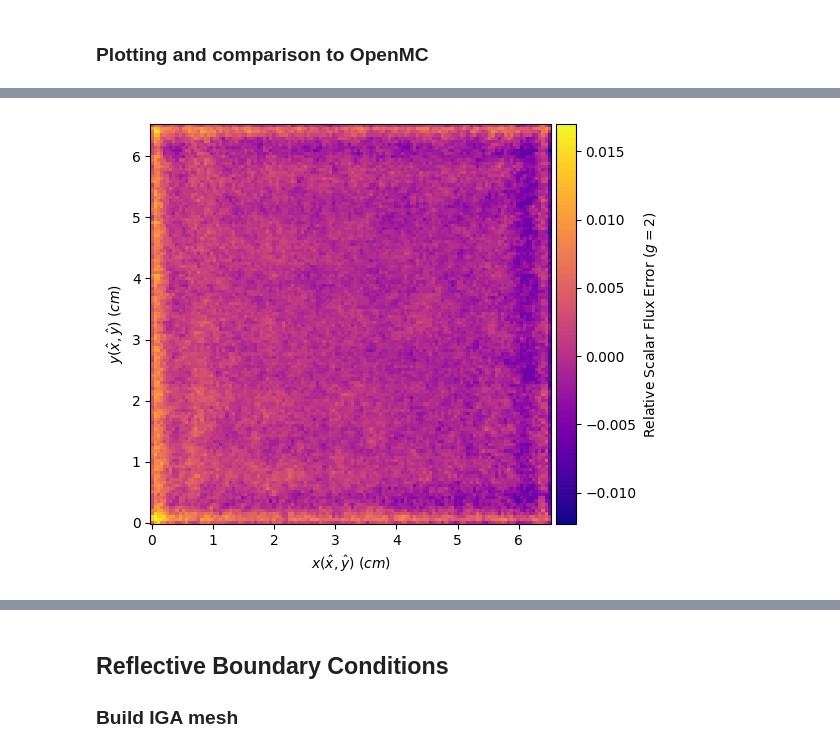
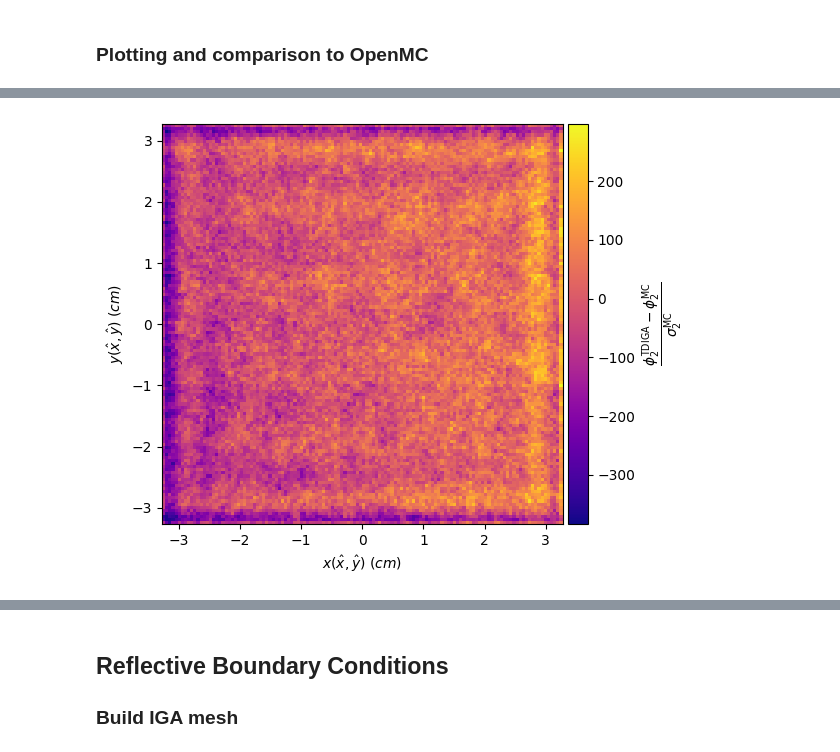
Before and after one commit to myerspat/ttnte, a Jupyter notebook: notebooks/eigenvalue/square/square.ipynb, the cells around one changed output, grey strips where cells are left out. Cells and saved outputs as stored; diff of their text form; code cells hidden in the pictures.

```diff
--- a/notebooks/eigenvalue/square/square.ipynb
+++ b/notebooks/eigenvalue/square/square.ipynb
@@ -129,12 +136,15 @@ Starting power iteration
 ### Plotting and comparison to OpenMC
 # %%
 # Get OpenMC solution
-k_mc = [0.997955, 0.000031]
+k_mc = [0.9979554743352164, 3.1026419209814144e-05]
 phi_mc = np.load("./openmc/data/mesh_flux.npy")
+phi_mc_stdev = np.load("./openmc/data/mesh_stdev.npy")
 
 # Ensure OpenMC solution is normalized
 phi_mc /= np.linalg.norm(phi_mc.flatten(), 2)
 
 # Calculate eigenvalue error
-print("keff error: {} +/- {} pcm".format((k - k_mc[0]) * 1e5, k_mc[1]))
+print(f"TDIGA k = {k}")
+print(f"OpenMC k = {k_mc[0]} +/- {k_mc[1]}")
+print(f"Error = {k - k_mc[0]} pcm or {(k - k_mc[0]) / k_mc[1]} stdevs from OpenMC")
 # %% [output]
@@ -161,10 +173,9 @@ for g in range(xs_server.num_groups):
     # Plot
     plt.clf()
     ax = mesh.plot(plot_ctrlpts=True, use_3d=True, figsize=(7, 7))
-    ax.set_zlabel(f"$\\phi_{g + 1}" + "(\\hat{x}, \\hat{y})$")
-    ax.set_box_aspect(None, zoom=0.9)
+    ax.set_zlabel(rf"$\phi_{g + 1}" + r"(\hat{x}, \hat{y})$")
     plt.tight_layout()
-    plt.savefig(f"./figs/phi_{g + 1}_vac.png", dpi=300)
+    plt.savefig(f"./figs/phi_{g + 1}_vac.png", dpi=300, transparent=True)
     plt.show()
 # %% [output]
 <Figure size 640x480 with 0 Axes>
@@ -175,41 +186,59 @@ for g in range(xs_server.num_groups):
 # Normalize average
 phi_avg /= np.linalg.norm(phi_avg.flatten(), 2)
 
+# Regular mesh
+X, Y = np.meshgrid(
+    np.linspace(-length / 2, length / 2, phi_mc.shape[1]),
+    np.linspace(-length / 2, length / 2, phi_mc.shape[2]),
+)
+
+# Calculate z-score within each voxel
+z = (phi_avg - phi_mc) / phi_mc_stdev
+stats = {
+    "Group": list(range(1, xs_server.num_groups + 1)) + ["Total"],
+    **{
+        name: np.zeros(xs_server.num_groups + 1)
+        for name in
+        ["Minimum", "Q1", "Median", "Q2", "Maximum", "Mean", "L2 Error"]
+    },
+}
+
 for g in range(xs_server.num_groups):
-    # Plot relative error
+    # Plot z-score
     plt.clf()
     ax = plt.gca()
-    cmesh = ax.pcolormesh(
-        X, Y, (phi_mc[g,] - phi_avg[g,]) / phi_mc[g,], cmap="plasma"
-    )
+    cmesh = ax.pcolormesh(X, Y, z[g,], cmap="plasma")
     divider = make_axes_locatable(ax)
-
-    plt.colorbar(
+    cbar = plt.colorbar(
         cmesh,
         cax=divider.append_axes("right", size="5%", pad=0.05),
-        label=f"Relative Scalar Flux Error ($g = {g + 1}$)",
+    )
+    cbar.set_label(
+        r"$\frac{\phi_"
+        + str(g + 1) + r"^{\text{TDIGA}} - \phi_"
+        + str(g + 1) + r"^{\text{MC}}}{\sigma_"
+        + str(g + 1) + r"^{\text{MC}}}$",
+        size=14
     )
     ax.set_aspect("equal")
     ax.set_xlabel(r"$x(\hat{x}, \hat{y})~(cm)$")
     ax.set_ylabel(r"$y(\hat{x}, \hat{y})~(cm)$")
     plt.tight_layout()
-    plt.savefig(f"./figs/phi{g + 1}_vac_error.png", dpi=300)
+    plt.savefig(f"./figs/phi_{g + 1}_zscore.png", dpi=300, transparent=True)
     plt.show()
 
-    # Calculate groups L2-error
-    print(
-        "Scalar flux Relative L2-error (g = {}): {}".format(
-            g + 1,
-            np.linalg.norm(
-                (phi_avg[g,] - phi_mc[g,]).flatten(), 2
-            ) / np.linalg.norm(phi_mc[g,].flatten(), 2)
-        )
-    )
-print(
-    "Total scalar flux Relative L2-error: {}".format(
-        np.linalg.norm(
-            (phi_avg - phi_mc).flatten(), 2
-        ) / np.linalg.norm(phi_mc.flatten(), 2)
-    )
-)
+    # Get some stats
+    stats["Minimum"][g] = np.min(z[g,])
+    stats["Q1"][g] = np.percentile(z[g,], 25)
+    stats["Median"][g] = np.median(z[g,])
+    stats["Q2"][g] = np.percentile(z[g,], 75)
+    stats["Maximum"][g] = np.max(z[g,])
+    stats["Mean"][g] = np.mean(z[g,])
+
+stats["Minimum"][-1] = np.min(z)
+stats["Q1"][-1] = np.percentile(z, 25)
+stats["Median"][-1] = np.median(z)
+stats["Q2"][-1] = np.percentile(z, 75)
+stats["Maximum"][-1] = np.max(z)
+stats["Mean"][-1] = np.mean(z)
 # %% [output]
@@ -218 +246 @@ Scalar flux Relative L2-error (g = 1): 0.0017569647157513024
-[figure, old version]
+[figure, new version]
```
Also changed, not shown: parts of 16 cells of this notebook, 38 other files.
